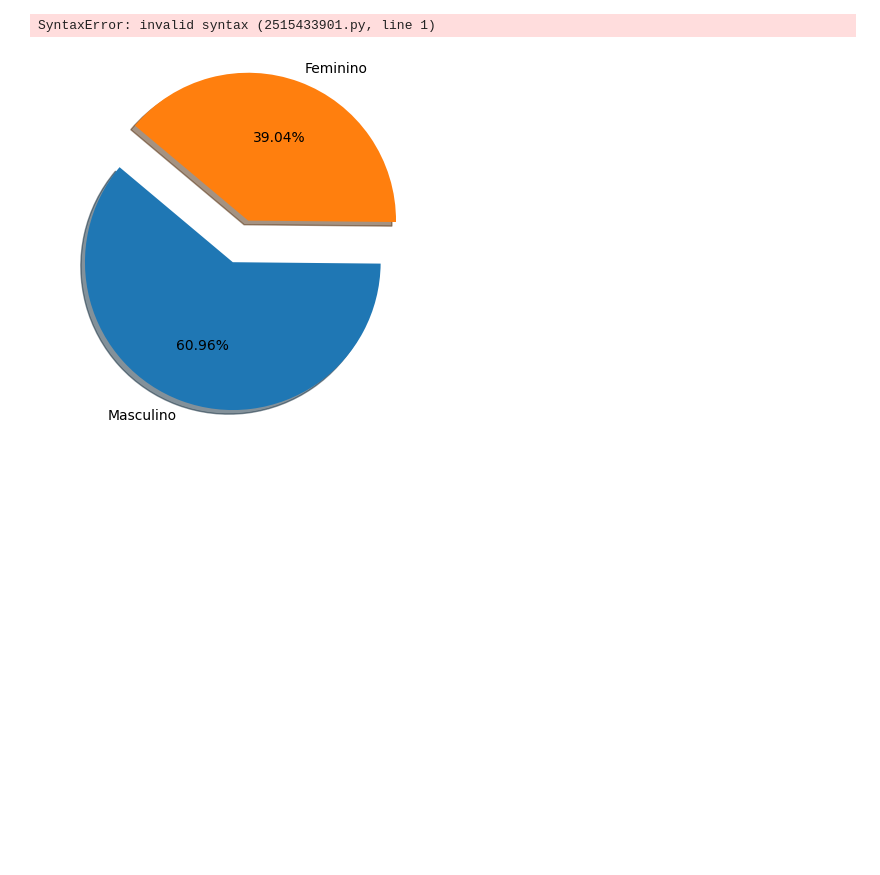
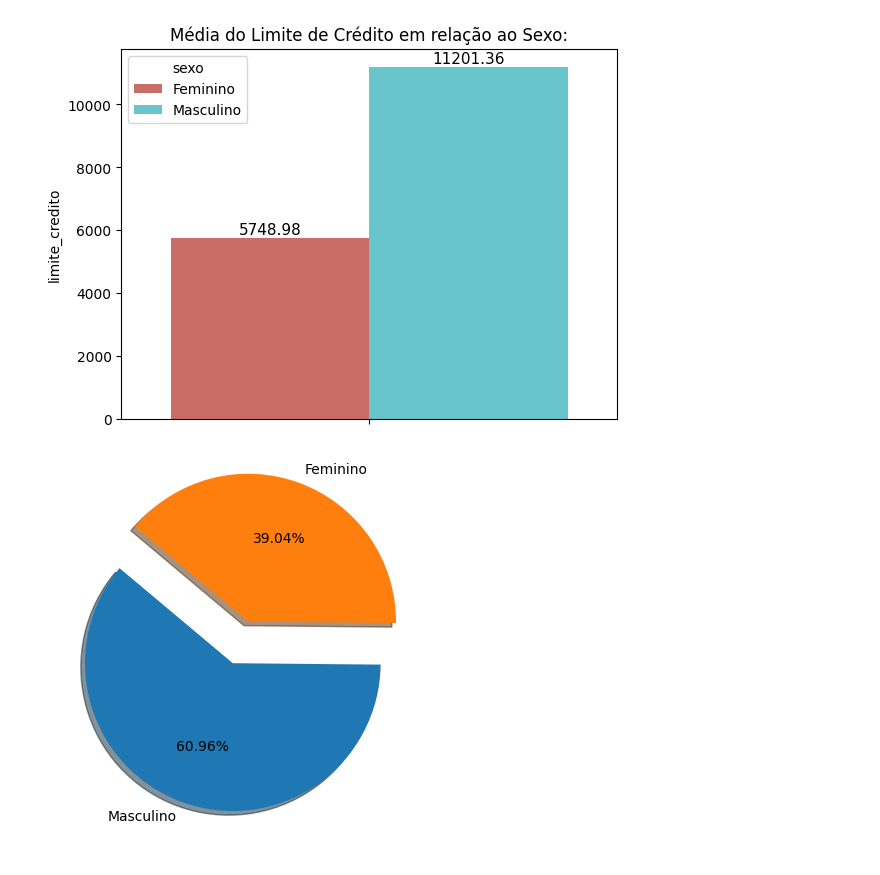
Before and after one commit to marceloaires7/EBAC-SQL, a Jupyter notebook: MODULO_08/ProjetoFinal-Credito.ipynb, the cells around one changed output. Drawn from its saved outputs; the diff is of its cells as text; code cells hidden in the pictures; blank space fills up the shorter version.

```diff
--- a/MODULO_08/ProjetoFinal-Credito.ipynb
+++ b/MODULO_08/ProjetoFinal-Credito.ipynb
@@ -14,12 +27,12 @@ df[['limite_credito', 'sexo']].groupby('sexo').mean().round(2)
 # %%
-ax = sns.barplot(data=df[['limite_credito', 'sexo']].map('sexo': {'F': 'Feminino', 'M': 'Masculino'}).groupby('sexo').mean().round(2), y='limite_credito', hue='sexo')
-
+ax = sns.barplot(data=df[['limite_credito', 'sexo']].groupby('sexo').mean().round(2), y='limite_credito', hue='sexo', palette='hls')
+ax.set_title('Média do Limite de Crédito em relação ao Sexo:')
 for p in ax.patches:
-        ax.annotate(f'{int(p.get_height())}', (p.get_x() + p.get_width() / 2., p.get_height() - 100),
+        ax.annotate(f'{float(p.get_height())}', (p.get_x() + p.get_width() / 2., p.get_height() - 100),
                 ha='center', va='baseline', fontsize=11, color='black', xytext=(0, 5),
                 textcoords='offset points', rotation=0)
 # %% [output]
-SyntaxError: invalid syntax (2515433901.py, line 1)
+[figure, added]
 # %%
 plt.pie(df.sexo.map({'F': 'Feminino', 'M': 'Masculino'}).value_counts(),
             explode=(0, 0.3),
```
Also changed, not shown: parts of 4 cells of this notebook, 2 other files.
